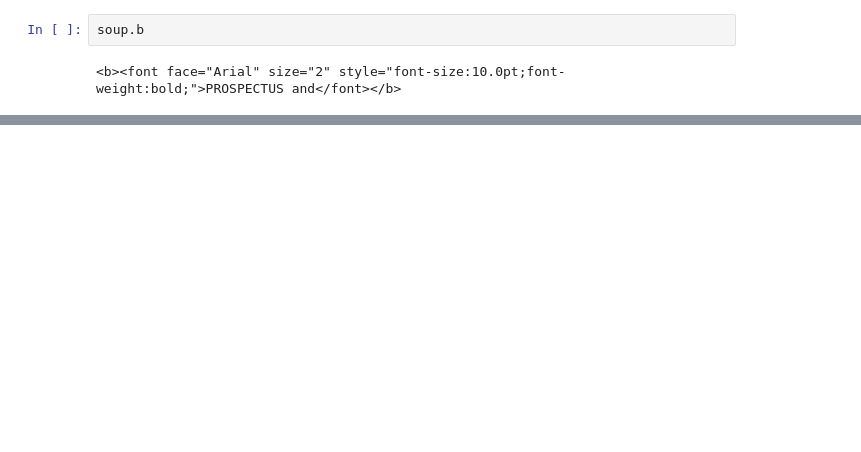
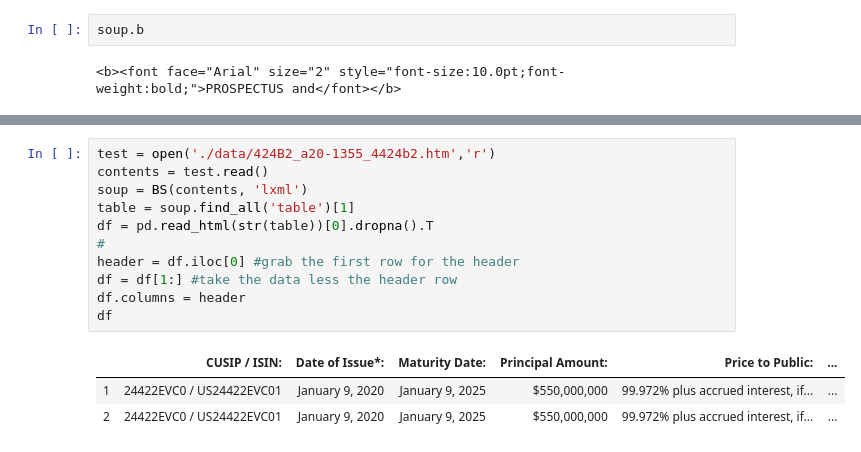
Before and after one commit to Barrett-Rogers/dq9-edgar-tigers, a Jupyter notebook: EDGAR_tigers.ipynb, the cells around one changed output, grey strips where cells are left out. Cells and saved outputs as stored; diff of their text form; blank space fills up the shorter version.

```diff
--- a/EDGAR_tigers.ipynb
+++ b/EDGAR_tigers.ipynb
@@ -199,0 +127,15 @@ AttributeError: 'str' object has no attribute 're'
+# %%
+test = open('./data/424B2_a20-1355_4424b2.htm','r')
+contents = test.read()
+soup = BS(contents, 'lxml')
+table = soup.find_all('table')[1]
+df = pd.read_html(str(table))[0].dropna().T
+#
+header = df.iloc[0] #grab the first row for the header
+df = df[1:] #take the data less the header row
+df.columns = header
+df
+# %% [output]
+|  | CUSIP / ISIN: | Date of Issue*: | Maturity Date: | Principal Amount: | Price to Public: | ... |
+| 1 | 24422EVC0 / US24422EVC01 | January 9, 2020 | January 9, 2025 | $550,000,000 | 99.972% plus accrued interest, if... | ... |
+| 2 | 24422EVC0 / US24422EVC01 | January 9, 2020 | January 9, 2025 | $550,000,000 | 99.972% plus accrued interest, if... | ... |
```
Also changed, not shown: parts of 38 cells of this notebook.
